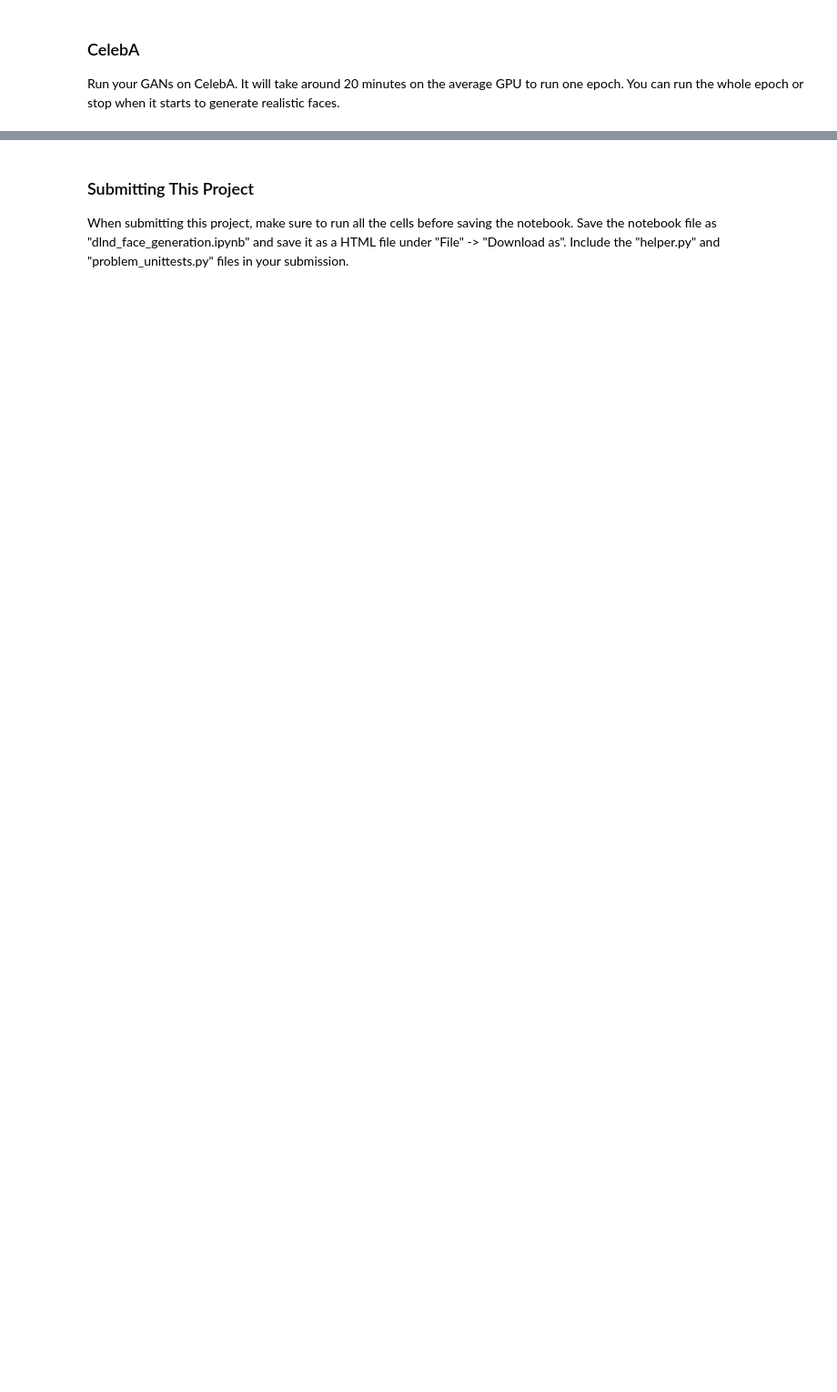
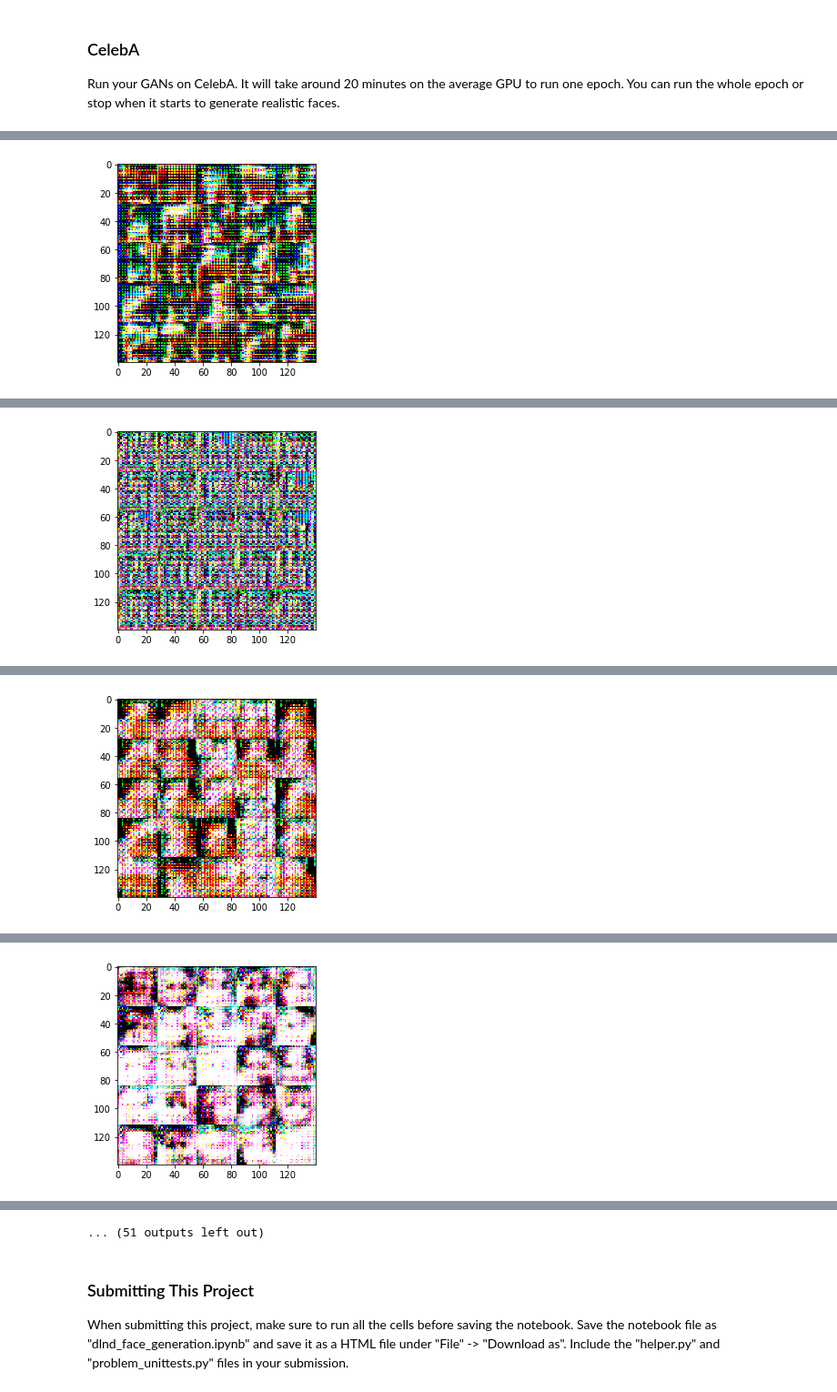
Before and after one commit to clusterfudge/dlnd-project-5, a Jupyter notebook: dlnd_face_generation.ipynb, the cells around one changed output, grey strips where cells are left out. Shown at 91% size. Drawn from its saved outputs; the diff is of its cells as text; code cells hidden in the pictures; blank space fills up the shorter version.

```diff
--- a/dlnd_face_generation.ipynb
+++ b/dlnd_face_generation.ipynb
@@ -410,10 +456,10 @@ Epoch 1/2... Discriminator Loss: 0.1335... Generator Loss: 10.1608
 ### CelebA
 Run your GANs on CelebA.  It will take around 20 minutes on the average GPU to run one epoch.  You can run the whole epoch or stop when it starts to generate realistic faces.
 # %%
-batch_size = None
-z_dim = None
-learning_rate = None
-beta1 = None
+batch_size = 64
+z_dim = 100
+learning_rate = 0.01
+beta1 = 0.5
 
 
 """
@@ -425,3 +471,4 @@ celeba_dataset = helper.Dataset('celeba', glob(os.path.join(data_dir, 'img_align
 with tf.Graph().as_default():
     train(epochs, batch_size, z_dim, learning_rate, beta1, celeba_dataset.get_batches,
           celeba_dataset.shape, celeba_dataset.image_mode)
+# %% [output]
@@ -427,0 +485 @@ with tf.Graph().as_default():
+[figure, added]
@@ -427,0 +496 @@ with tf.Graph().as_default():
+[figure, added]
@@ -427,0 +507 @@ with tf.Graph().as_default():
+[figure, added]
@@ -427,0 +518 @@ with tf.Graph().as_default():
+[figure, added]
@@ -428,3 +541,4 @@ with tf.Graph().as_default():
+... (51 outputs left out)
 # %% [markdown]
 ### Submitting This Project
 When submitting this project, make sure to run all the cells before saving the notebook. Save the notebook file as "dlnd_face_generation.ipynb" and save it as a HTML file under "File" -> "Download as". Include the "helper.py" and "problem_unittests.py" files in your submission.
```
Also changed, not shown: parts of 8 cells of this notebook.
